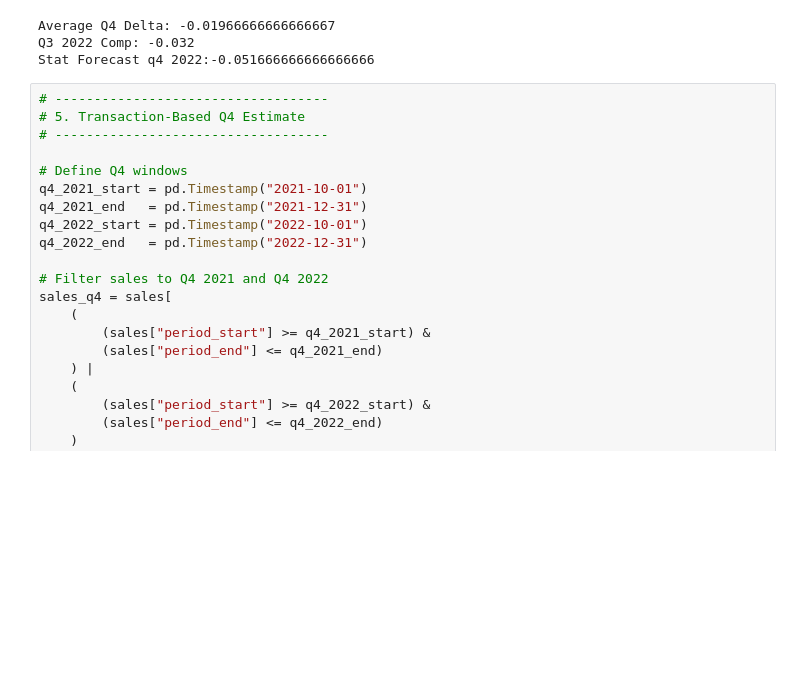
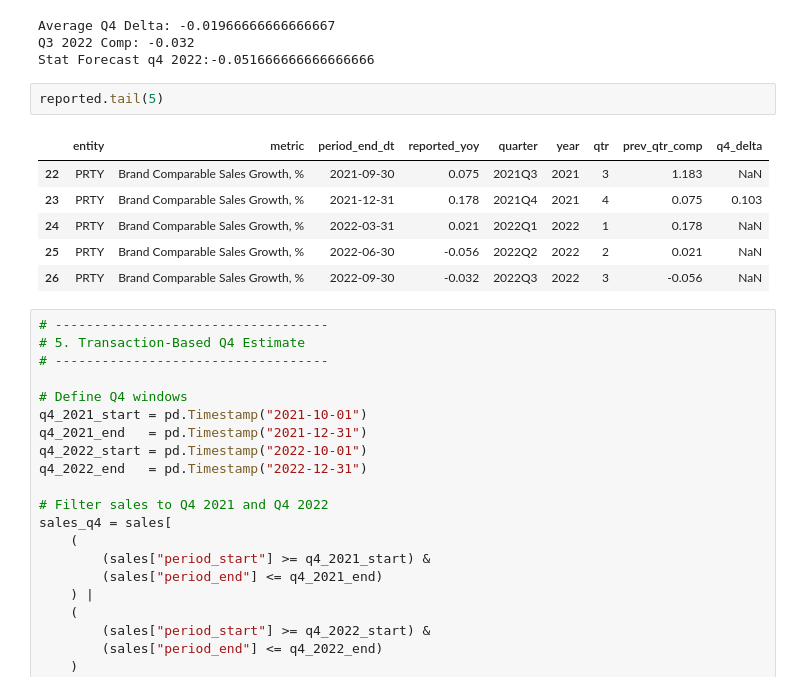
Before and after one commit to Jwdaniel34/party-city-case-study, a Jupyter notebook: case_study_YoY_forecast.ipynb, the cells around one changed output. Cells and saved outputs as stored; diff of their text form; blank space fills up the shorter version.

```diff
--- a/case_study_YoY_forecast.ipynb
+++ b/case_study_YoY_forecast.ipynb
@@ -112,6 +143,15 @@ print(f'Stat Forecast q4 2022:{stat_forecast_q4_2022}')
 Average Q4 Delta: -0.01966666666666667
 Q3 2022 Comp: -0.032
 Stat Forecast q4 2022:-0.051666666666666666
+# %%
+reported.tail(5)
+# %% [output]
+|  | entity | metric | period_end_dt | reported_yoy | quarter | year | qtr | prev_qtr_comp | q4_delta |
+| 22 | PRTY | Brand Comparable Sales Growth, % | 2021-09-30 | 0.075 | 2021Q3 | 2021 | 3 | 1.183 | NaN |
+| 23 | PRTY | Brand Comparable Sales Growth, % | 2021-12-31 | 0.178 | 2021Q4 | 2021 | 4 | 0.075 | 0.103 |
+| 24 | PRTY | Brand Comparable Sales Growth, % | 2022-03-31 | 0.021 | 2022Q1 | 2022 | 1 | 0.178 | NaN |
+| 25 | PRTY | Brand Comparable Sales Growth, % | 2022-06-30 | -0.056 | 2022Q2 | 2022 | 2 | 0.021 | NaN |
+| 26 | PRTY | Brand Comparable Sales Growth, % | 2022-09-30 | -0.032 | 2022Q3 | 2022 | 3 | -0.056 | NaN |
 # %%
 # -----------------------------------
 # 5. Transaction-Based Q4 Estimate
```
Also changed, not shown: parts of 8 cells of this notebook, 1 other file.
